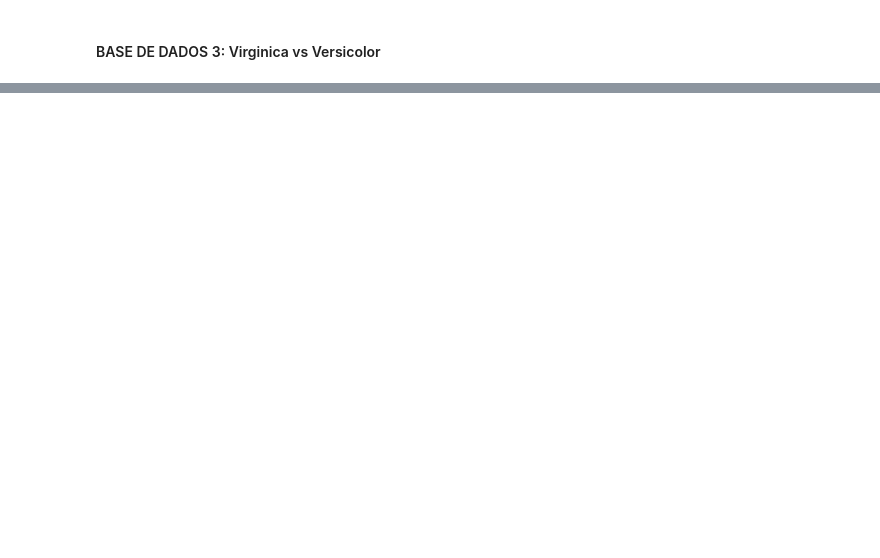
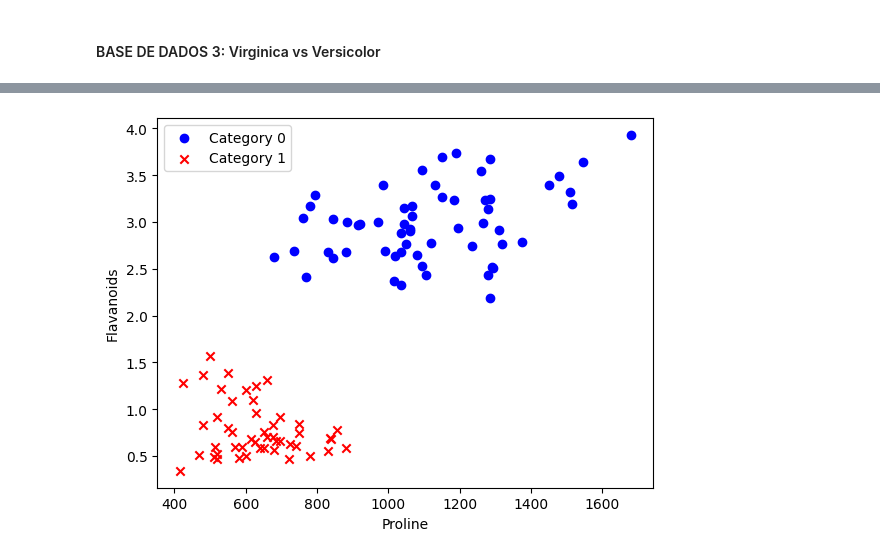
Before and after one commit to Chbmleao/Algorithms2-TP1, a Jupyter notebook: tp1.ipynb, the cells around one changed output, grey strips where cells are left out. Cells and saved outputs as stored; diff of their text form; code cells hidden in the pictures; blank space fills up the shorter version.

Commit message:
feat: add wine database

```diff
--- a/tp1.ipynb
+++ b/tp1.ipynb
@@ -985,0 +986,21 @@ As envoltórias NÃO são linearmente separáveis!
+# %%
+from sklearn.datasets import load_wine
+dataset = load_wine()
+wineData = dataset.data
+attr1 = wineData[:, 12] # proline
+attr2 = wineData[:, 6] # flavanoids
+targets = wineDataset.target
+
+plt.scatter(attr1[targets == 0], attr2[targets == 0], label='Category 0', c='b', marker='o')
+plt.scatter(attr1[targets == 2], attr2[targets == 2], label='Category 1', c='r', marker='x')
+
+plt.xlabel('Proline')
+plt.ylabel('Flavanoids')
+
+# Add a legend to distinguish the categories
+plt.legend()
+
+# Show the plot
+plt.show()
+# %% [output]
+[figure, added]
```
Also changed, not shown: parts of 9 cells of this notebook.
